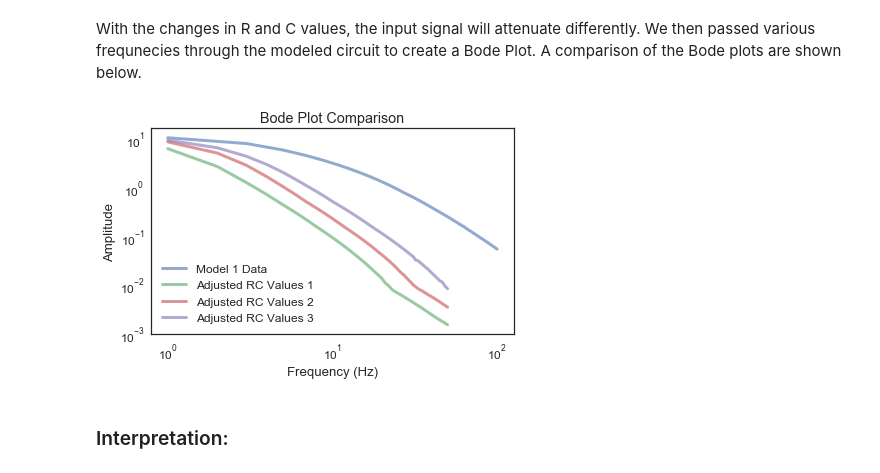
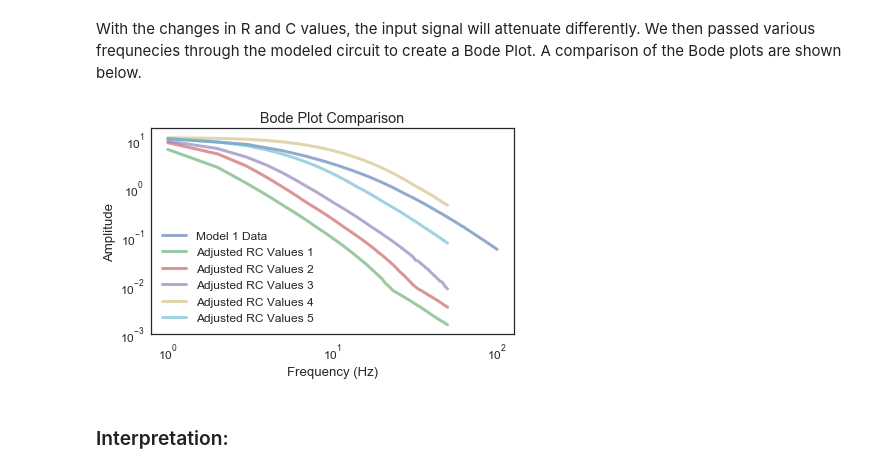
Before and after one commit to ThomasJagielski/ModSimPy, a Jupyter notebook: code/EKG Circuit Optimization Final.ipynb, the cells around one changed output. Saved outputs shown, nothing was run; the diff lists cells and outputs as text; code cells hidden in the pictures.

```diff
--- a/code/EKG Circuit Optimization Final.ipynb
+++ b/code/EKG Circuit Optimization Final.ipynb
@@ -760,0 +803,10 @@ for f in linspace(1, 50, 50):
+# %%
+sweep5 = SweepSeries()
+for f in linspace(1, 50, 50):
+    input_freq.f=f
+    state = run_sim(input_freq, make_system,
+                    slope_func_init,
+                    slope_func_high_pass,
+                    slope_func_low_pass,
+                    G1, G2, run_sim_system5).ratio
+    sweep5[f] = state;
@@ -760,0 +815,13 @@ for f in linspace(1, 50, 50):
+# %%
+run_sim_system6 = System(R1 = 2e3, # ohm
+                         C1 = 1e-5,  # farad
+                         A = 5 * G1, # volt
+                         f = input_freq.f,   # Hz
+                         vin = 0,
+                         R2 = 1.58e3,   # ohm
+                         C2 = 1e-5,  # farad
+                         R3 = 2.00e2,   # ohm
+                         C3 = 1e-4,  # farad
+                         R4 = 4.99e4,   # ohm
+                         C4 = 1e-6  # farad
+                        )
@@ -761,3 +855,13 @@ for f in linspace(1, 50, 50):
+# %%
+sweep6 = SweepSeries()
+for f in linspace(1, 50, 50):
+    input_freq.f=f
+    state = run_sim(input_freq, make_system,
+                    slope_func_init,
+                    slope_func_high_pass,
+                    slope_func_low_pass,
+                    G1, G2, run_sim_system6).ratio
+    sweep6[f] = state;
 # %% [markdown]
 ### Results 3:
 # %% [markdown]
@@ -765,15 +869,17 @@ With the changes in R and C values, the input signal will attenuate differently.
 # %%
 plot(sweep, label = 'Model 1 Data')
 plot(sweep2, label = 'Adjusted RC Values 1')
 plot(sweep3, label = 'Adjusted RC Values 2')
 plot(sweep4, label = 'Adjusted RC Values 3')
+plot(sweep5, label = 'Adjusted RC Values 4')
+plot(sweep6, label = 'Adjusted RC Values 5')
 decorate(xlabel='Frequency (Hz)',
              ylabel='Amplitude',
              xscale='log',
              yscale='log',
              title='Bode Plot Comparison')
 # %% [output]
-[figure, old version]
+[figure, new version]
 # %% [markdown]
 ### Interpretation:
 # %% [markdown]
```
Also changed, not shown: parts of 14 cells of this notebook.
